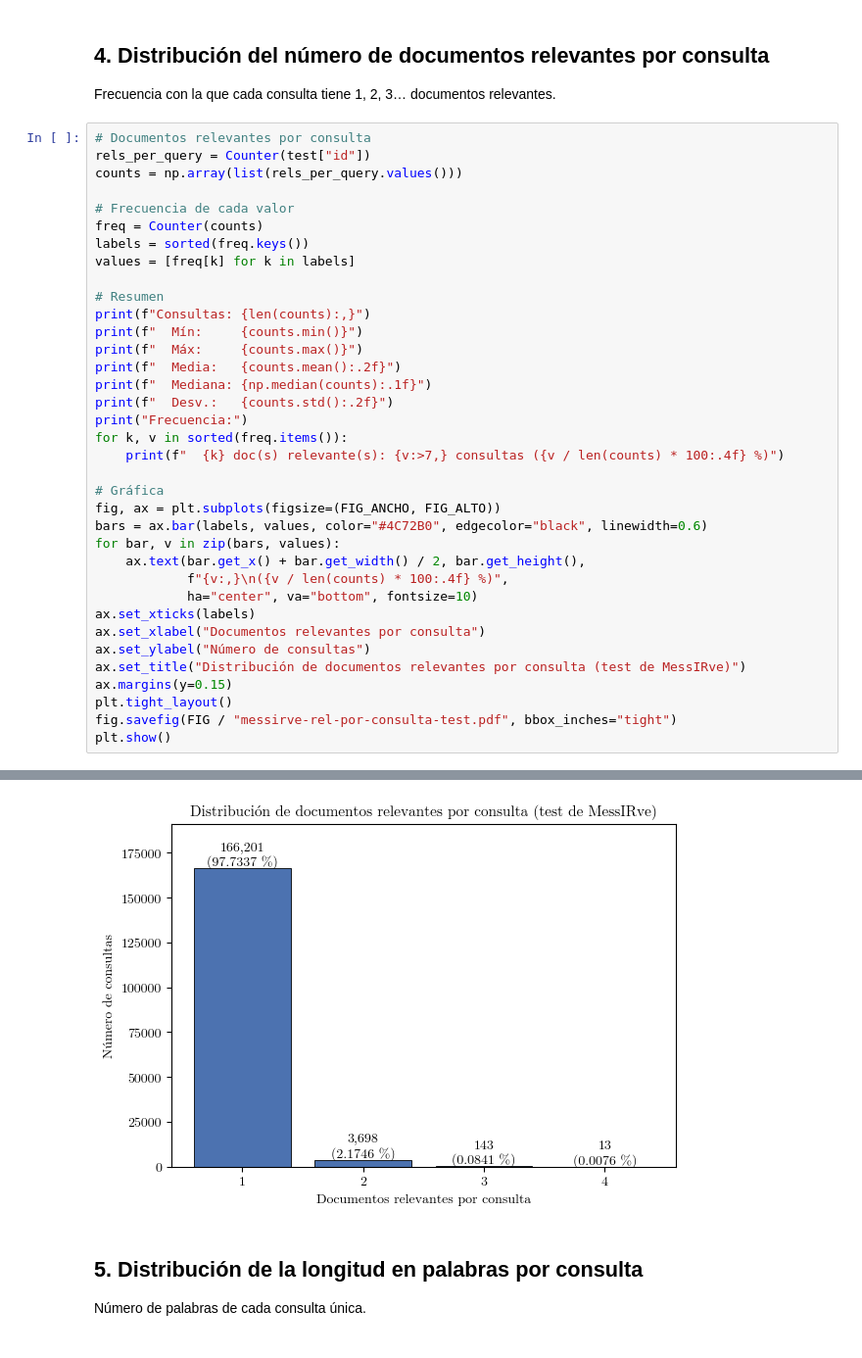
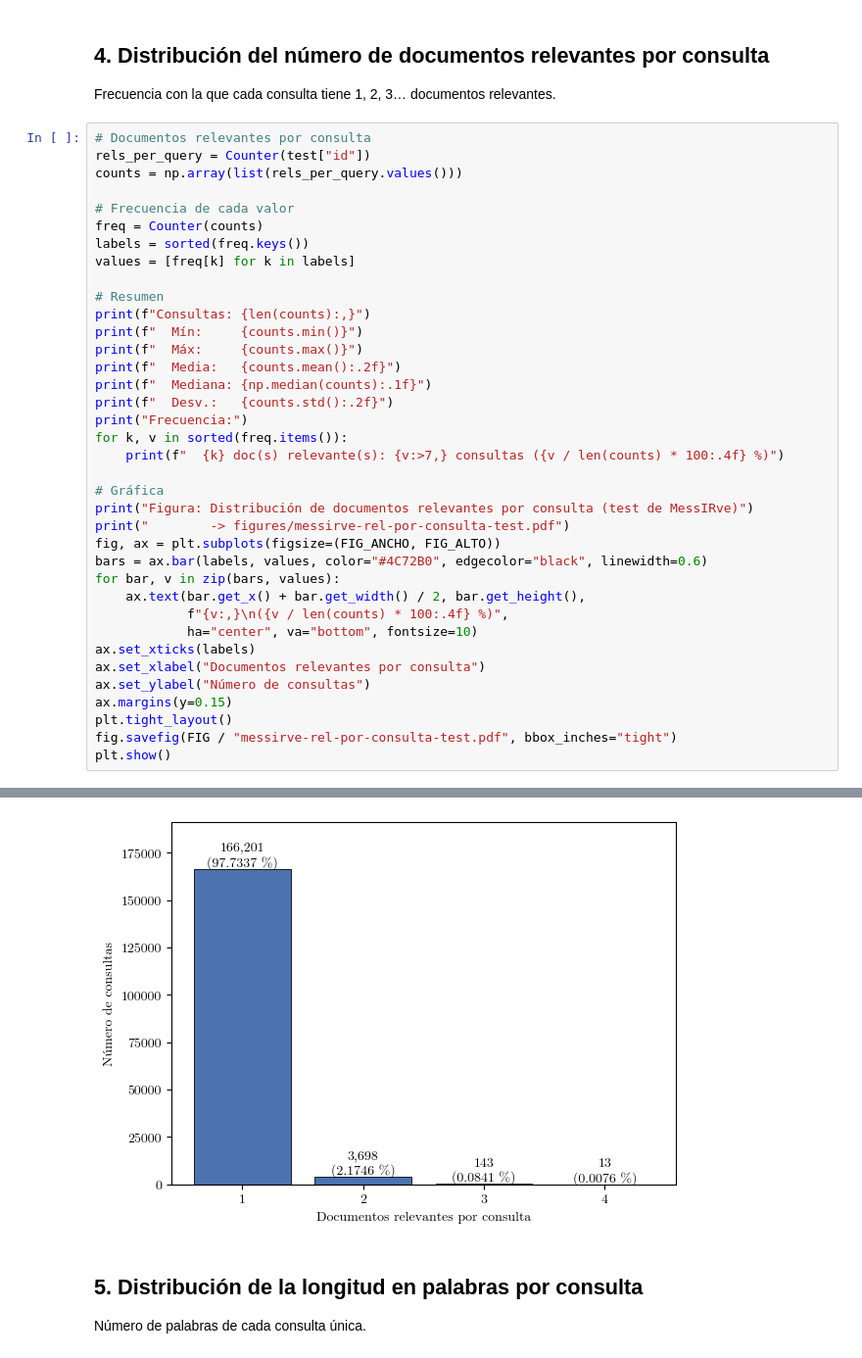
Before and after one commit to esteban-mendoza/ir-spanish, a Jupyter notebook: analysis/distributions.ipynb, the cells around one changed output, grey strips where cells are left out. Shown at 98% size. Cells and saved outputs as stored; diff of their text form.

```diff
--- a/analysis/distributions.ipynb
+++ b/analysis/distributions.ipynb
@@ -146,6 +148,8 @@ for k, v in sorted(freq.items()):
     print(f"  {k} doc(s) relevante(s): {v:>7,} consultas ({v / len(counts) * 100:.4f} %)")
 
 # Gráfica
+print("Figura: Distribución de documentos relevantes por consulta (test de MessIRve)")
+print("        -> figures/messirve-rel-por-consulta-test.pdf")
 fig, ax = plt.subplots(figsize=(FIG_ANCHO, FIG_ALTO))
 bars = ax.bar(labels, values, color="#4C72B0", edgecolor="black", linewidth=0.6)
 for bar, v in zip(bars, values):
@@ -155,7 +159,6 @@ for bar, v in zip(bars, values):
 ax.set_xticks(labels)
 ax.set_xlabel("Documentos relevantes por consulta")
 ax.set_ylabel("Número de consultas")
-ax.set_title("Distribución de documentos relevantes por consulta (test de MessIRve)")
 ax.margins(y=0.15)
 plt.tight_layout()
 fig.savefig(FIG / "messirve-rel-por-consulta-test.pdf", bbox_inches="tight")
@@ -175,4 +180,4 @@ Frecuencia:
-[figure, old version]
+[figure, new version]
 # %% [markdown]
 ## 5. Distribución de la longitud en palabras por consulta
 
```
Also changed, not shown: parts of 8 cells of this notebook, 8 other files.
